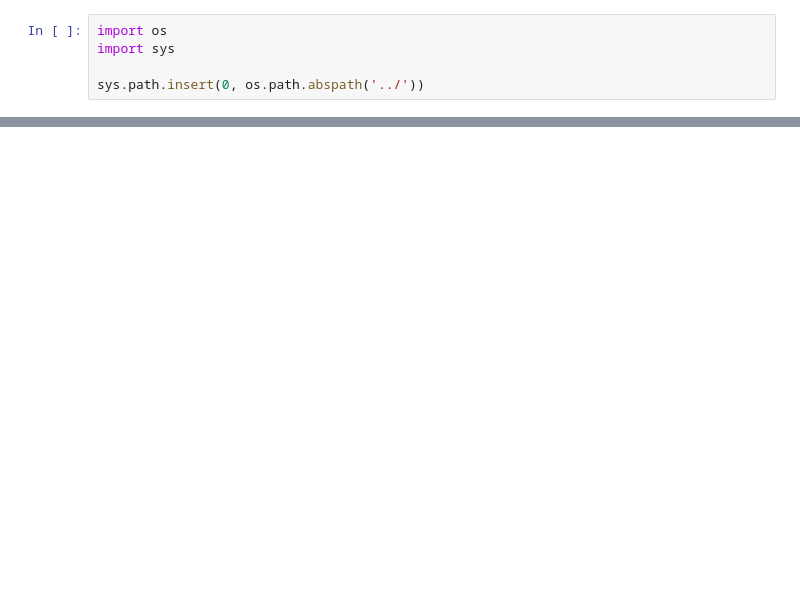
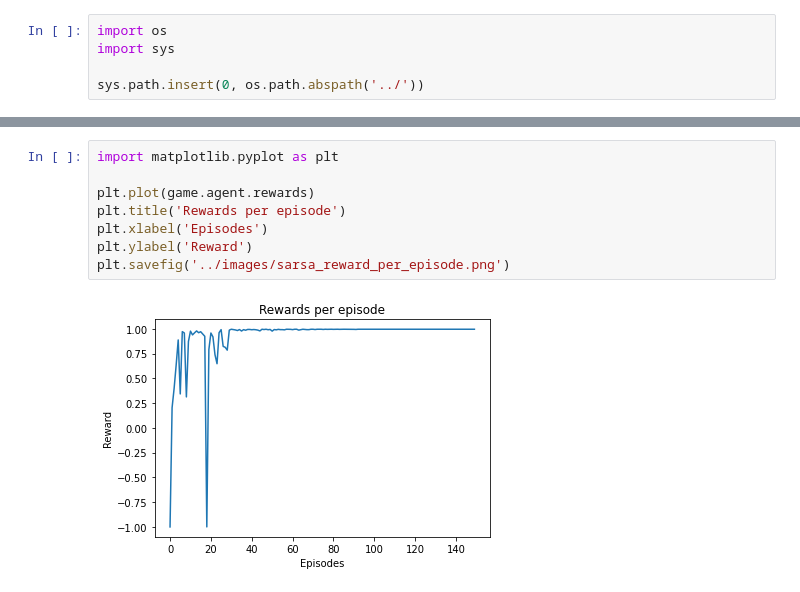
Before and after one commit to oussama1598/rl_projects, a Jupyter notebook: notebooks/Models Evaluations.ipynb, the cells around one changed output, grey strips where cells are left out. Drawn from its saved outputs; the diff is of its cells as text; blank space fills up the shorter version.

```diff
--- a/notebooks/Models Evaluations.ipynb
+++ b/notebooks/Models Evaluations.ipynb
@@ -43,0 +32,10 @@ plt.savefig('../images/q_learning_reward_per_episode.png')
+# %%
+import matplotlib.pyplot as plt
+
+plt.plot(game.agent.rewards)
+plt.title('Rewards per episode')
+plt.xlabel('Episodes')
+plt.ylabel('Reward')
+plt.savefig('../images/sarsa_reward_per_episode.png')
+# %% [output]
+[figure, added]
```
Also changed, not shown: parts of 4 cells of this notebook, 8 other files.
